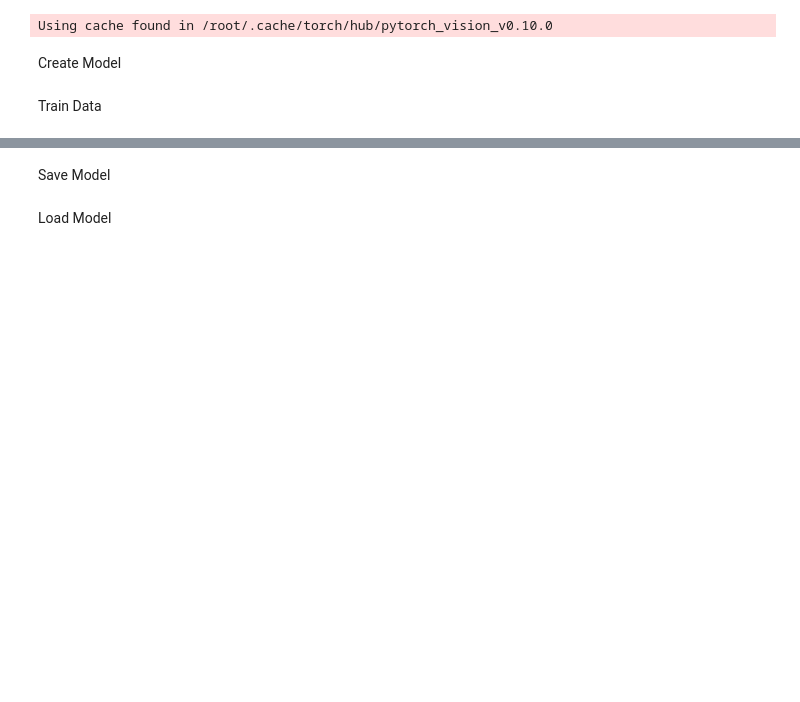
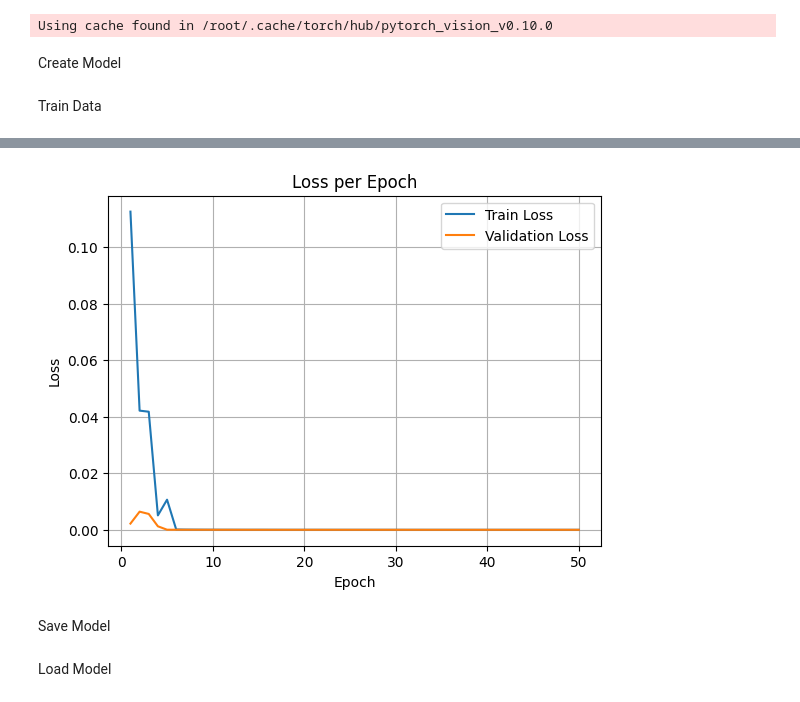
Before and after one commit to TuralHasanov117/Mechatronic-Systems-Engineering-Semester-Project-2, a Jupyter notebook: models/Task2.ipynb, the cells around one changed output, grey strips where cells are left out. Saved outputs shown, nothing was run; the diff lists cells and outputs as text; code cells hidden in the pictures; blank space fills up the shorter version.

```diff
--- a/models/Task2.ipynb
+++ b/models/Task2.ipynb
@@ -99,22 +170,22 @@ activation_function = nn.Sigmoid()
 # %%
-headModel = nn.AdaptiveAvgPool2d((1,1))
-hidden_layer = nn.Linear(512, hidden_units)
-dropout_layer = nn.Dropout(p=0.5)
-output_layer = nn.Linear(hidden_units, output_units)
-model_resnet18_classification = nn.Sequential(baseModel, hidden_layer, activation_function, output_layer)
+baseModel.fc = nn.Sequential(nn.Linear(512, 256), nn.Dropout(p=0.5), nn.Linear(256, 1))
+model_resnet18_classification = baseModel
 # %% [markdown]
 Train Data
 # %%
-X_train, X_val, y_train, y_val = train_test_split(X_train, y_train,train_size=0.8, test_size=0.2, random_state=42)
+X_train, X_val, y_train, y_val = train_test_split(X_train, y_train, train_size=0.9, test_size=0.1, random_state=42)
 
 epochs = 50
 batch_size = 16
-loss_function = nn.CrossEntropyLoss()
+loss_function = nn.BCEWithLogitsLoss()
 num_batches_train = (len(X_train) + batch_size - 1) // batch_size
 num_batches_val = (len(X_val) + batch_size - 1) // batch_size
 
 optimizer = optim.Adam(model_resnet18_classification.parameters(), lr=0.001)
 scheduler = ReduceLROnPlateau(optimizer, mode='min', factor=0.1, patience=10, verbose=True)
+
+train_losses = []
+val_losses = []
 
 for epoch in range(epochs):
 
@@ -123,7 +194,7 @@ for epoch in range(epochs):
 
   for i in range(num_batches_train):
     batch_inputs = X_train[i * batch_size:(i + 1) * batch_size]
-    batch_labels = y_train[i * batch_size:(i + 1) * batch_size]
+    batch_labels = y_train[i * batch_size:(i + 1) * batch_size].unsqueeze(1).float().to(device)
 
     optimizer.zero_grad()
     outputs = model_resnet18_classification(batch_inputs)
@@ -132,21 +203,27 @@ for epoch in range(epochs):
     optimizer.step()
     train_loss += loss.item()
 
-  epoch_loss = train_loss / num_batches_train
+  epoch_train_loss = train_loss / num_batches_train
+  train_losses.append(epoch_train_loss)
 
   model_resnet18_classification.eval().to(device)
   val_loss = 0
+  all_labels = []
+  all_outputs = []
 
   with torch.no_grad():
     for j in range(num_batches_val):
       batch_inputs = X_val[j * batch_size:(j + 1) * batch_size]
-      batch_labels = y_val[j * batch_size:(j + 1) * batch_size]
+      batch_labels = y_val[j * batch_size:(j + 1) * batch_size].unsqueeze(1).float().to(device)
 
       outputs = model_resnet18_classification(batch_inputs)
       loss = loss_function(outputs, batch_labels)
       val_loss += loss.item()
+      all_labels.extend(batch_labels.cpu().numpy())
+      all_outputs.extend(outputs.cpu().numpy().argmax(axis=1))
 
-    val_loss /= num_batches_val
+    epoch_val_loss = val_loss / num_batches_val
+    val_losses.append(epoch_val_loss)
     scheduler.step(val_loss)
 
   epoch_train_loss = train_loss / num_batches_train
@@ -173,3 +250,16 @@ epoch 50 Train Loss: 0.005713, Val Loss: 0.000348
+# %%
+plt.figure(figsize=(14, 10))
+
+plt.subplot(2, 2, 1)
+plt.plot(range(1, epochs + 1), train_losses, label='Train Loss')
+plt.plot(range(1, epochs + 1), val_losses, label='Validation Loss')
+plt.xlabel('Epoch')
+plt.ylabel('Loss')
+plt.title('Loss per Epoch')
+plt.legend()
+plt.grid(True)
+# %% [output]
+[figure, added]
 # %% [markdown]
 Save Model
 # %%
```
Also changed, not shown: parts of 13 cells of this notebook, 3 other files.
